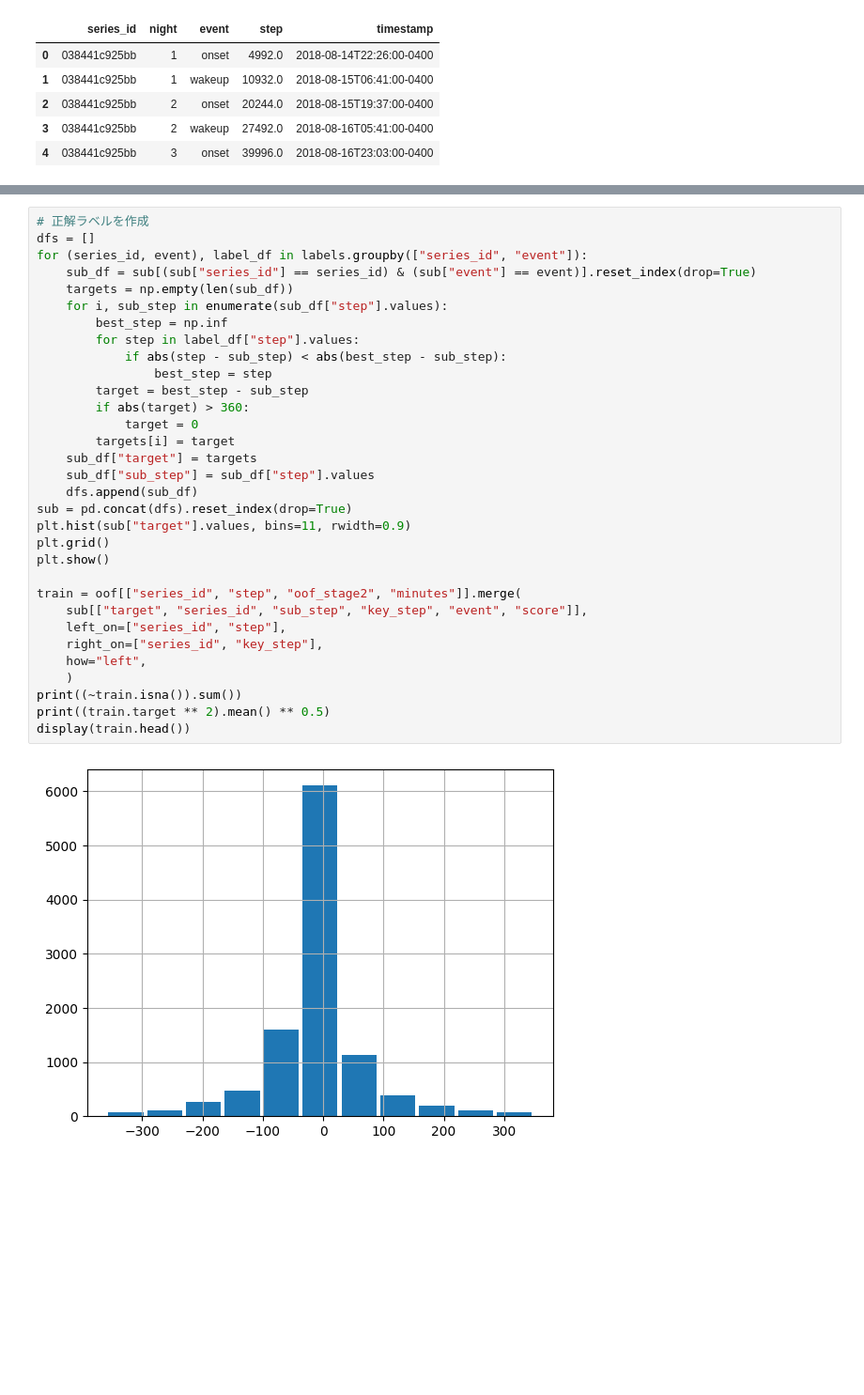
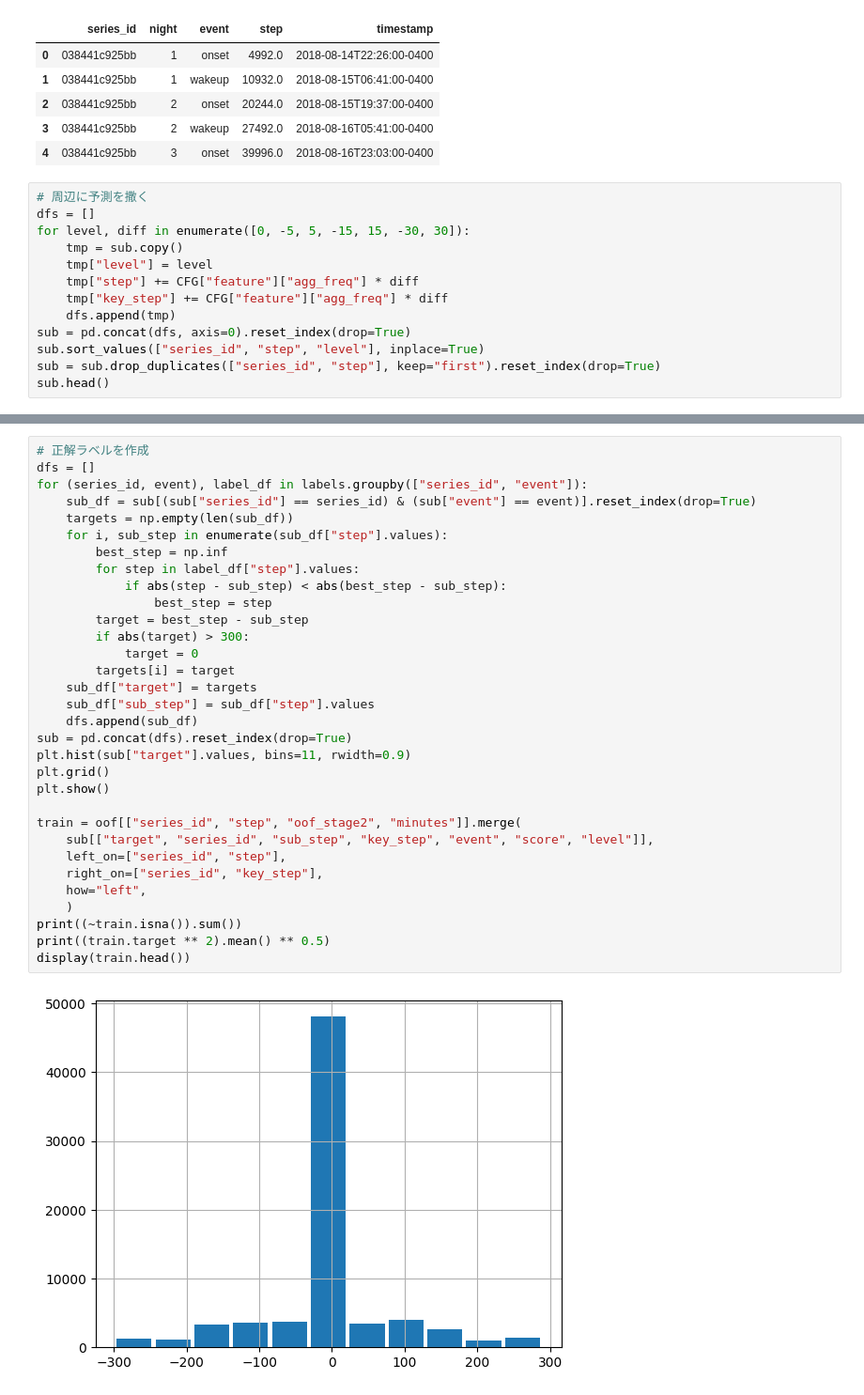
Before and after one commit to penguin-prg/child-mind-institute-detect-sleep-states, a Jupyter notebook: train/regressor.ipynb, the cells around one changed output, grey strips where cells are left out. Shown at 94% size. Drawn from its saved outputs; the diff is of its cells as text; blank space fills up the shorter version.

```diff
--- a/train/regressor.ipynb
+++ b/train/regressor.ipynb
@@ -63,3 +63,16 @@ display(labels.head())
 | 2 | 038441c925bb | 2 | onset | 20244.0 | 2018-08-15T19:37:00-0400 |
 | 3 | 038441c925bb | 2 | wakeup | 27492.0 | 2018-08-16T05:41:00-0400 |
 | 4 | 038441c925bb | 3 | onset | 39996.0 | 2018-08-16T23:03:00-0400 |
+# %%
+# 周辺に予測を撒く
+dfs = []
+for level, diff in enumerate([0, -5, 5, -15, 15, -30, 30]):
+    tmp = sub.copy()
+    tmp["level"] = level
+    tmp["step"] += CFG["feature"]["agg_freq"] * diff
+    tmp["key_step"] += CFG["feature"]["agg_freq"] * diff
+    dfs.append(tmp)
+sub = pd.concat(dfs, axis=0).reset_index(drop=True)
+sub.sort_values(["series_id", "step", "level"], inplace=True)
+sub = sub.drop_duplicates(["series_id", "step"], keep="first").reset_index(drop=True)
+sub.head()
@@ -67,36 +87,36 @@ display(labels.head())
 # 正解ラベルを作成
 dfs = []
 for (series_id, event), label_df in labels.groupby(["series_id", "event"]):
     sub_df = sub[(sub["series_id"] == series_id) & (sub["event"] == event)].reset_index(drop=True)
     targets = np.empty(len(sub_df))
     for i, sub_step in enumerate(sub_df["step"].values):
         best_step = np.inf
         for step in label_df["step"].values:
             if abs(step - sub_step) < abs(best_step - sub_step):
                 best_step = step
         target = best_step - sub_step
-        if abs(target) > 360:
+        if abs(target) > 300:
             target = 0
         targets[i] = target
     sub_df["target"] = targets
     sub_df["sub_step"] = sub_df["step"].values
     dfs.append(sub_df)
 sub = pd.concat(dfs).reset_index(drop=True)
 plt.hist(sub["target"].values, bins=11, rwidth=0.9)
 plt.grid()
 plt.show()
 
 train = oof[["series_id", "step", "oof_stage2", "minutes"]].merge(
-    sub[["target", "series_id", "sub_step", "key_step", "event", "score"]],
+    sub[["target", "series_id", "sub_step", "key_step", "event", "score", "level"]],
     left_on=["series_id", "step"],
     right_on=["series_id", "key_step"],
     how="left",
     )
 print((~train.isna()).sum())
 print((train.target ** 2).mean() ** 0.5)
 display(train.head())
 # %% [output]
-[figure, old version]
+[figure, new version]
 series_id     5331163
 step          5331163
 oof_stage2    5331163
```
Also changed, not shown: parts of 6 cells of this notebook, 3 other files.
